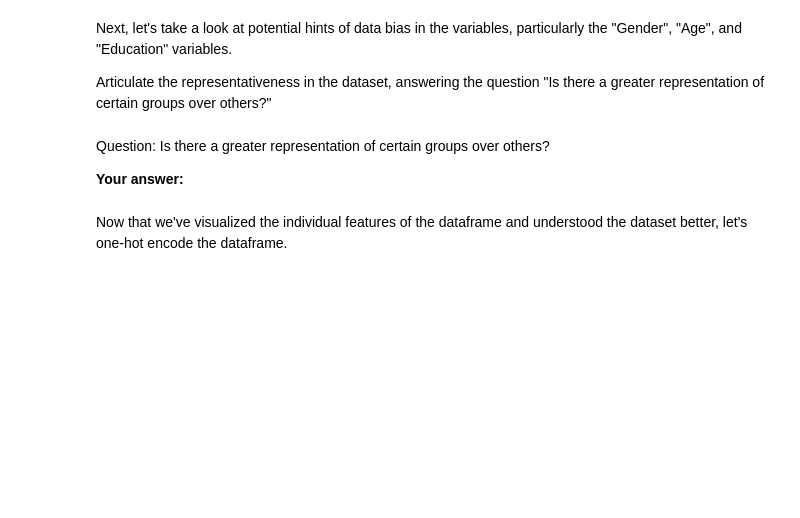
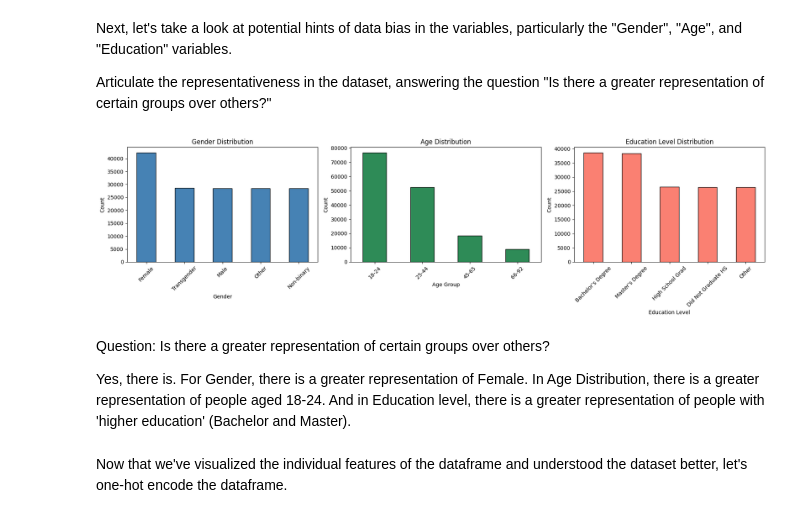
Before and after one commit to thebreadishard/udacity-idoou, a Jupyter notebook: AI Ethics Project -- STARTER.ipynb, the cells around one changed output. Cells and saved outputs as stored; diff of their text form; code cells hidden in the pictures; blank space fills up the shorter version.

Commit message:
Complete Step 1: preprocessing, EDA, fairness metrics (SPD/DI), written answers

```diff
--- a/AI Ethics Project -- STARTER.ipynb
+++ b/AI Ethics Project -- STARTER.ipynb
@@ -65,0 +73,15 @@ act_rec_dataset.head()
+# %%
+# Drop NA values
+act_rec_dataset = act_rec_dataset.dropna()
+
+# Bin Age into categorical groups
+age_bins = [18, 24, 44, 65, 92]
+age_labels = ['18-24', '25-44', '45-65', '66-92']
+act_rec_dataset['Age'] = pd.cut(act_rec_dataset['Age'], bins=age_bins, labels=age_labels, include_lowest=True)
+
+# Bin Budget into categorical groups: >=300 (1) and <300 (0)
+budget_bins = [0, 299.99, float('inf')]
+budget_labels = ['<300', '>=300']
+act_rec_dataset['Budget (in dollars)'] = pd.cut(act_rec_dataset['Budget (in dollars)'], bins=budget_bins, labels=budget_labels, include_lowest=True)
+
+act_rec_dataset.head()
@@ -75,6 +101,35 @@ Articulate the representativeness in the dataset, answering the question "Is the
-# %% [markdown]
-Question: Is there a greater representation of certain groups over others?
-
-**Your answer:**
+# %%
+# Generate bar plots to understand the representativeness of the dataset
+fig, axes = plt.subplots(1, 3, figsize=(18, 5))
+
+# Gender distribution
+act_rec_dataset['Gender'].value_counts().plot(kind='bar', ax=axes[0], color='steelblue', edgecolor='black')
+axes[0].set_title('Gender Distribution')
+axes[0].set_xlabel('Gender')
+axes[0].set_ylabel('Count')
+axes[0].tick_params(axis='x', rotation=45)
+
+# Age distribution
+act_rec_dataset['Age'].value_counts().sort_index().plot(kind='bar', ax=axes[1], color='seagreen', edgecolor='black')
+axes[1].set_title('Age Distribution')
+axes[1].set_xlabel('Age Group')
+axes[1].set_ylabel('Count')
+axes[1].tick_params(axis='x', rotation=45)
+
+# Education Level distribution
+act_rec_dataset['Education_Level'].value_counts().plot(kind='bar', ax=axes[2], color='salmon', edgecolor='black')
+axes[2].set_title('Education Level Distribution')
+axes[2].set_xlabel('Education Level')
+axes[2].set_ylabel('Count')
+axes[2].tick_params(axis='x', rotation=45)
+
+plt.tight_layout()
+plt.show()
+# %% [output]
+[figure, added]
+# %% [markdown]
+Question: Is there a greater representation of certain groups over others?
+
+Yes, there is. For Gender, there is a greater representation of Female. In Age Distribution, there is a greater representation of people aged 18-24. And in Education level, there is a greater representation of people with 'higher education' (Bachelor and Master).
 # %% [markdown]
 Now that we've visualized the individual features of the dataframe and understood the dataset better, let's one-hot encode the dataframe.
```
Also changed, not shown: parts of 17 cells of this notebook.
